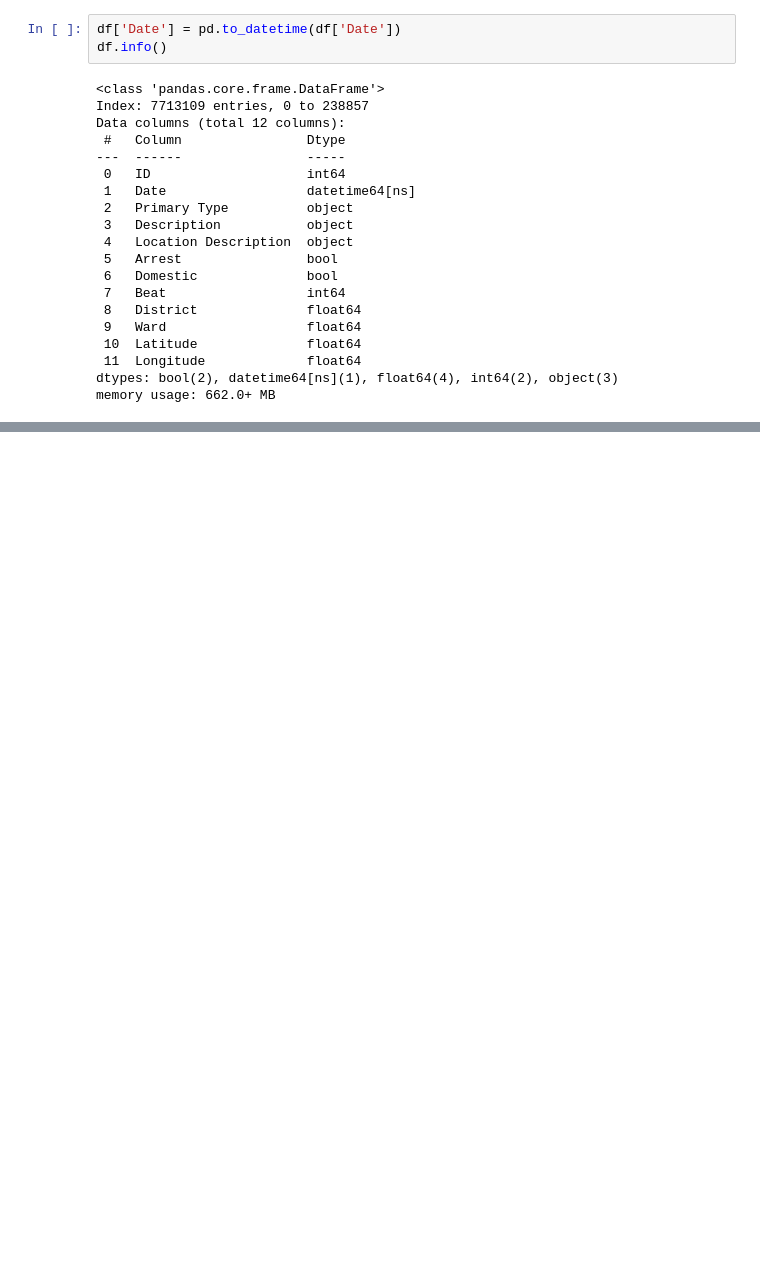
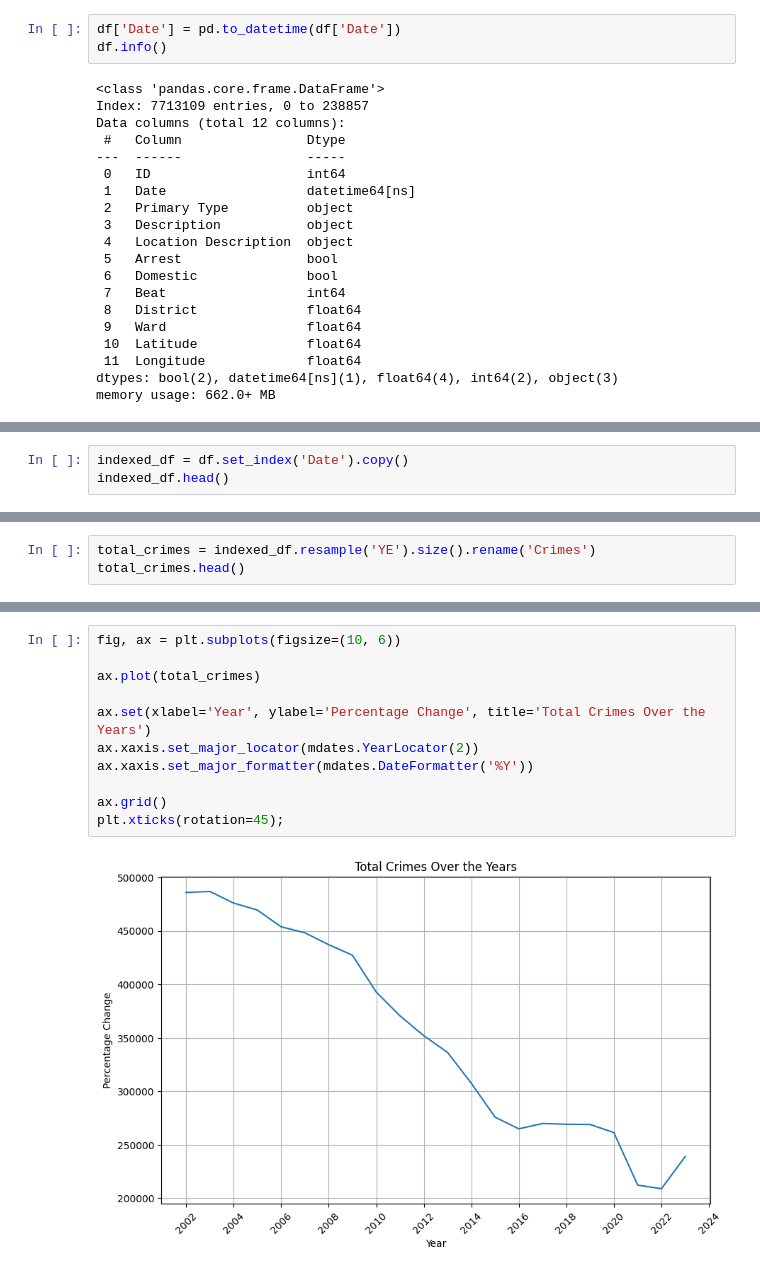
Before and after one commit to SamiOmran/Chicago-Crime-Data, a Jupyter notebook: Chicago_Crimes.ipynb, the cells around one changed output, grey strips where cells are left out. Cells and saved outputs as stored; diff of their text form; blank space fills up the shorter version.

```diff
--- a/Chicago_Crimes.ipynb
+++ b/Chicago_Crimes.ipynb
@@ -99,0 +84,3 @@ True
+# %%
+indexed_df = df.set_index('Date').copy()
+indexed_df.head()
@@ -99,0 +152,3 @@ True
+# %%
+total_crimes = indexed_df.resample('YE').size().rename('Crimes')
+total_crimes.head()
@@ -99,0 +164,13 @@ True
+# %%
+fig, ax = plt.subplots(figsize=(10, 6))
+
+ax.plot(total_crimes)
+
+ax.set(xlabel='Year', ylabel='Percentage Change', title='Total Crimes Over the Years')
+ax.xaxis.set_major_locator(mdates.YearLocator(2))
+ax.xaxis.set_major_formatter(mdates.DateFormatter('%Y'))
+
+ax.grid()
+plt.xticks(rotation=45);
+# %% [output]
+[figure, added]
```
Also changed, not shown: parts of 55 cells of this notebook.
